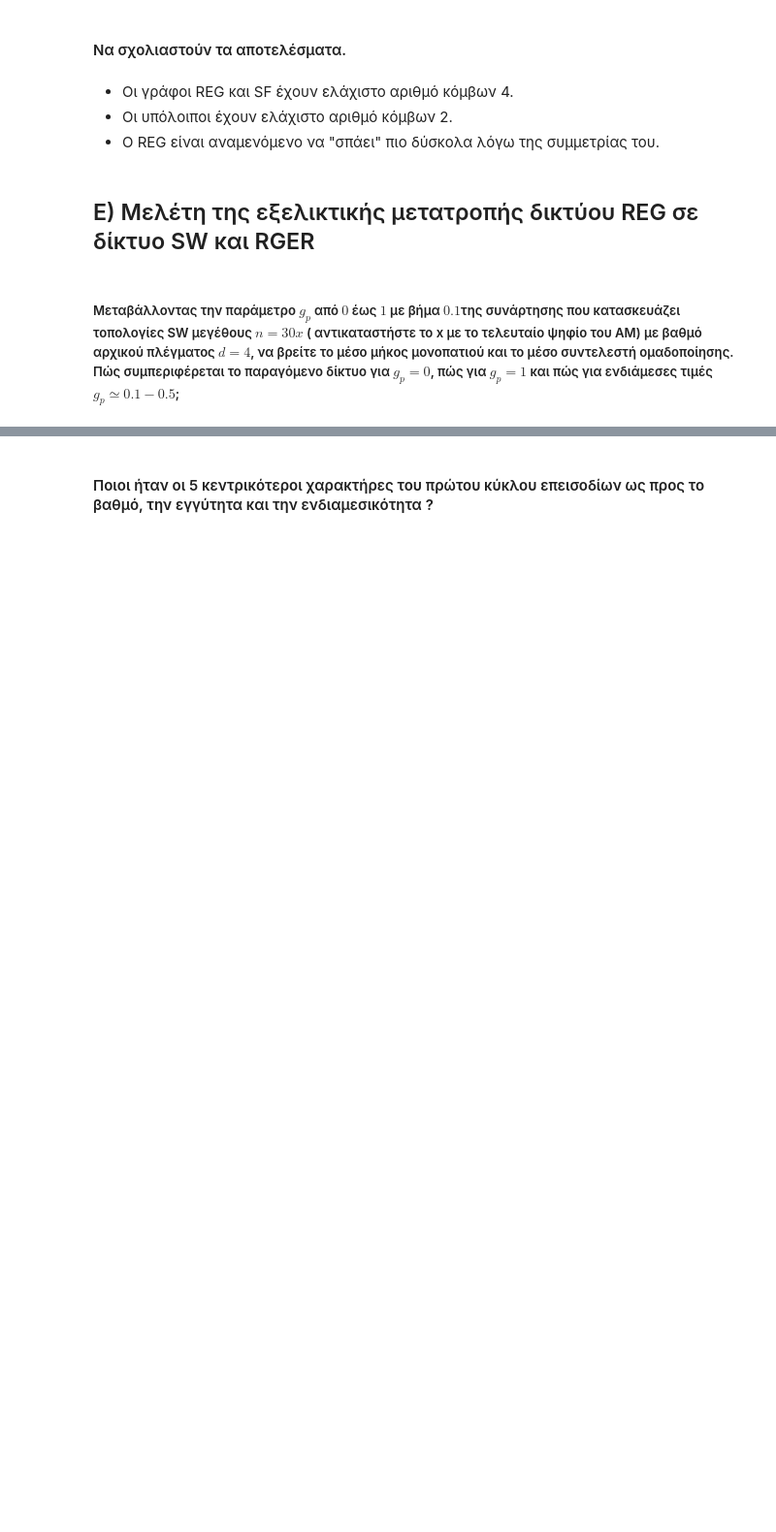
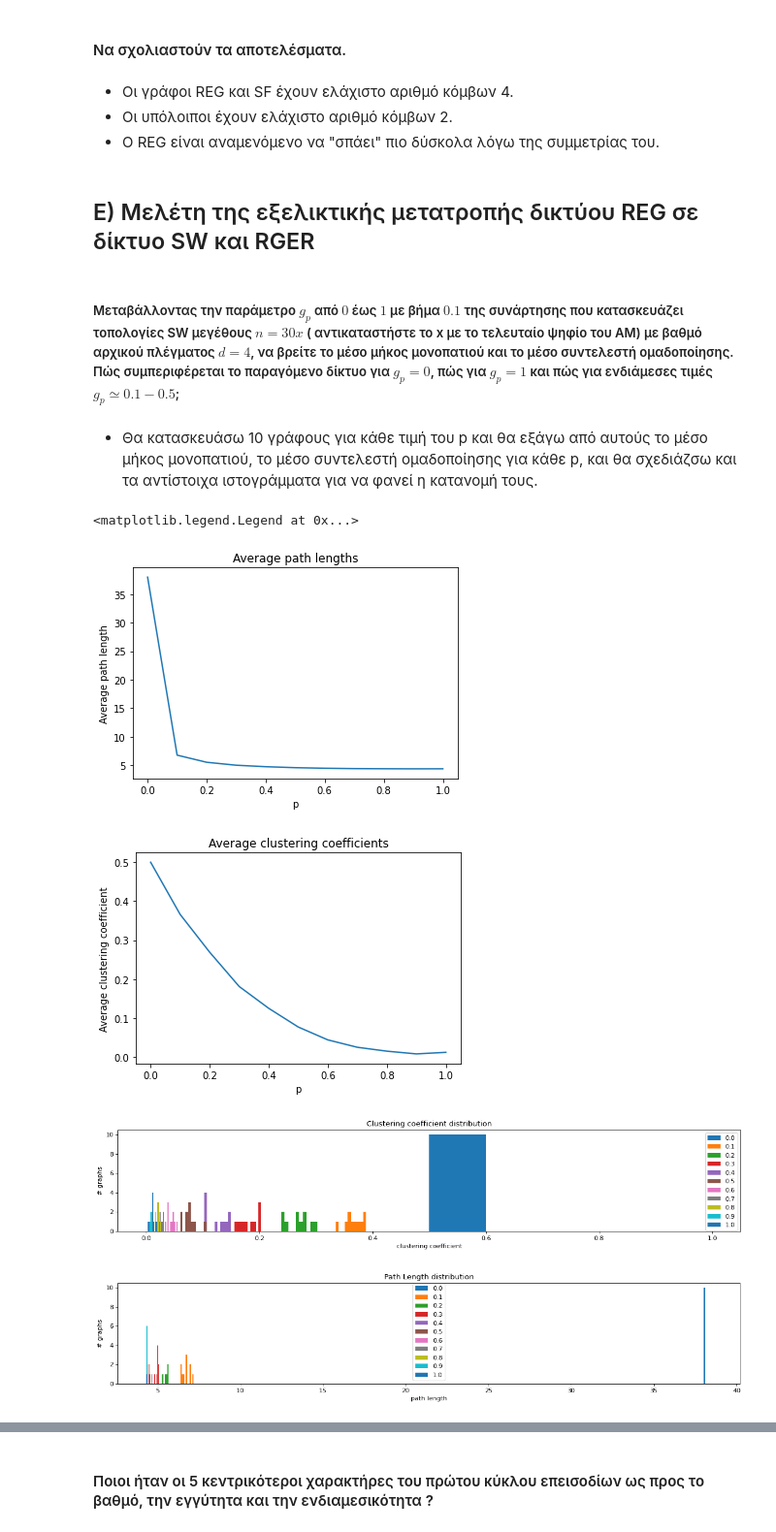
Before and after one commit to John-Atha/social-networks-NTUA, a Jupyter notebook: lab1_student_version.ipynb, the cells around one changed output, grey strips where cells are left out. Shown at 97% size. Cells and saved outputs as stored; diff of their text form; code cells hidden in the pictures; blank space fills up the shorter version.

```diff
--- a/lab1_student_version.ipynb
+++ b/lab1_student_version.ipynb
@@ -1206,4 +1205,4 @@ SW      | 2
 # %% [markdown]
 ## E) Μελέτη της εξελικτικής μετατροπής δικτύου REG σε δίκτυο SW και RGER
 # %% [markdown]
-##### Μεταβάλλοντας την παράμετρο $g_p$ από $0$ έως $1$ με βήμα $0.1$της συνάρτησης που κατασκευάζει τοπολογίες SW μεγέθους $n=30x$ ( αντικαταστήστε το x με το τελευταίο ψηφίο του ΑΜ) με βαθμό αρχικού πλέγματος $d=4$, να βρείτε το μέσο μήκος μονοπατιού και το μέσο συντελεστή ομαδοποίησης. Πώς συμπεριφέρεται το παραγόμενο δίκτυο για $g_p = 0$, πώς για $g_p = 1$ και πώς για ενδιάμεσες τιμές $g_p \simeq 0.1 - 0.5$;
+##### Μεταβάλλοντας την παράμετρο $g_p$ από $0$ έως $1$ με βήμα $0.1$ της συνάρτησης που κατασκευάζει τοπολογίες SW μεγέθους $n=30x$ ( αντικαταστήστε το x με το τελευταίο ψηφίο του ΑΜ) με βαθμό αρχικού πλέγματος $d=4$, να βρείτε το μέσο μήκος μονοπατιού και το μέσο συντελεστή ομαδοποίησης. Πώς συμπεριφέρεται το παραγόμενο δίκτυο για $g_p = 0$, πώς για $g_p = 1$ και πώς για ενδιάμεσες τιμές $g_p \simeq 0.1 - 0.5$;
@@ -1213,0 +1209,62 @@ d=4
+# %% [markdown]
+* Θα κατασκευάσω 10 γράφους για κάθε τιμή του p και θα εξάγω από αυτούς το μέσο μήκος μονοπατιού, το μέσο συντελεστή ομαδοποίησης για κάθε p, και θα σχεδιάζσω και τα αντίστοιχα ιστογράμματα για να φανεί η κατανομή τους.
+# %%
+random.seed(seedno)
+n=301
+d=4
+ps = [i/10 for i in range(0, 11)]
+
+# generate 10 graphs for each value of p
+SW_graphs = {
+    p: [nx.watts_strogatz_graph(n, d, p) for _ in range(10)]
+    for p in ps
+}
+
+# dictionaries used to plot the average path length and clustering coefficient for each p
+avg_path_lengths, avg_clustering_coeffs = dict(), dict()
+
+# dictionaries used to plot some histograms showing the avg path length and clustering coefficient distributions
+histogram_path_lengths, histogram_clustering_coeffs = dict(), dict()
+
+for p in SW_graphs:
+    path_lengths = [nx.average_shortest_path_length(g) for g in SW_graphs[p]]
+    avg_path_lengths[p] = round(sum(path_lengths)/len(path_lengths), 3)
+    histogram_path_lengths[p] = path_lengths
+
+    clustering_coeffs = [nx.average_clustering(g) for g in SW_graphs[p]]
+    avg_clustering_coeffs[p] = round(sum(clustering_coeffs)/len(clustering_coeffs), 3)
+    histogram_clustering_coeffs[p] = clustering_coeffs
+
+plt.figure(1)
+plt.title("Average path lengths")
+plt.xlabel("p")
+plt.ylabel("Average path length")
+plt.plot(avg_path_lengths.keys(), avg_path_lengths.values())
+
+plt.figure(2)
+plt.title("Average clustering coefficients")
+plt.xlabel("p")
+plt.ylabel("Average clustering coefficient")
+plt.plot(avg_clustering_coeffs.keys(), avg_clustering_coeffs.values())
+
+plt.figure(3, figsize=(18, 3), dpi=80)
+plt.title(f"Clustering coefficient distribution")
+plt.xlabel("clustering coefficient")
+plt.ylabel("# graphs")
+for p in SW_graphs:
+    plt.hist(histogram_clustering_coeffs[p])
+plt.legend(SW_graphs.keys())
+
+plt.figure(4, figsize=(18, 3), dpi=80)
+plt.title(f"Path Length distribution")
+plt.xlabel("path length")
+plt.ylabel("# graphs")
+for p in SW_graphs:
+    plt.hist(histogram_path_lengths[p])
+plt.legend(SW_graphs.keys())
+# %% [output]
+<matplotlib.legend.Legend at 0x...>
+[figure, added]
+[figure, added]
+[figure, added]
+[figure, added]
```
Also changed, not shown: parts of 18 cells of this notebook, 1 other file.
